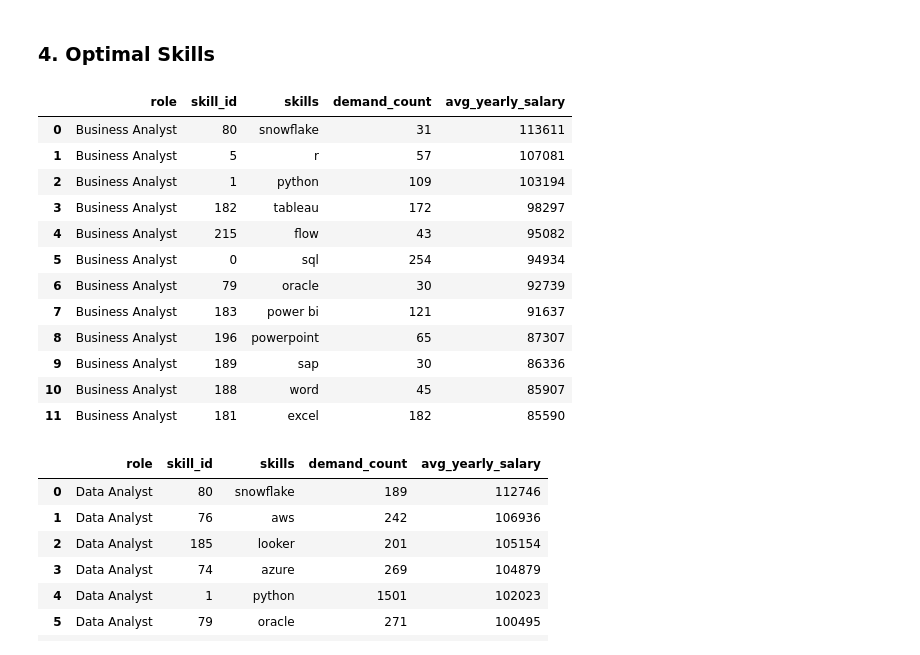
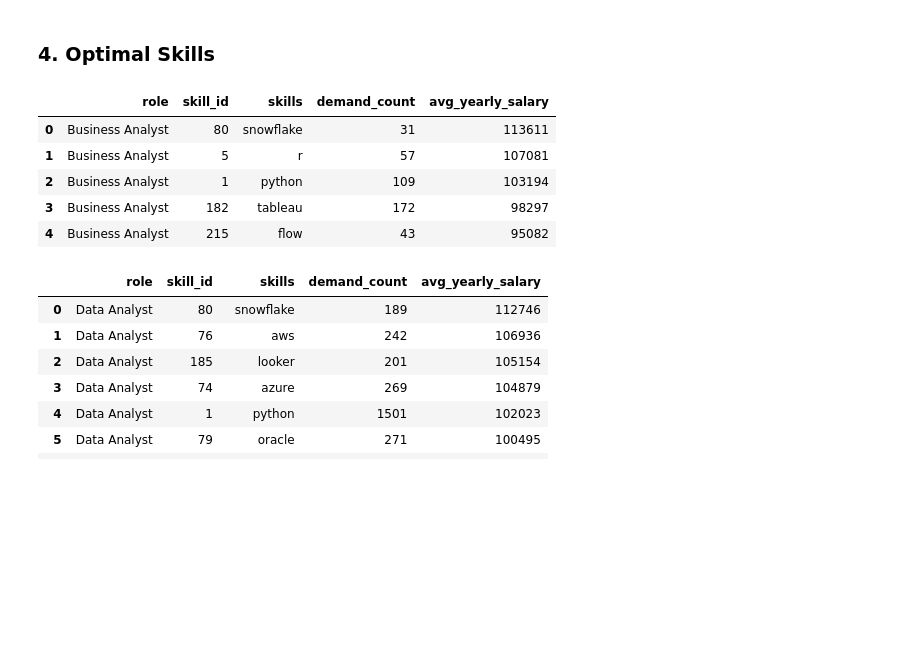
Before and after one commit to lionelsaxer/Jobs_Data_Analysis_Project, a Jupyter notebook: results.ipynb, the cells around one changed output. Cells and saved outputs as stored; diff of their text form; code cells hidden in the pictures; blank space fills up the shorter version.

```diff
--- a/results.ipynb
+++ b/results.ipynb
@@ -104,20 +104,13 @@ def display_optimal_skills(role, df=df_optimal_skills):
     return df
 # %%
 # Optimal skills for Business Analysts
-display_optimal_skills('Business Analyst')
+display_optimal_skills('Business Analyst').head()
 # %% [output]
 |  | role | skill_id | skills | demand_count | avg_yearly_salary |
 | 0 | Business Analyst | 80 | snowflake | 31 | 113611 |
 | 1 | Business Analyst | 5 | r | 57 | 107081 |
 | 2 | Business Analyst | 1 | python | 109 | 103194 |
 | 3 | Business Analyst | 182 | tableau | 172 | 98297 |
 | 4 | Business Analyst | 215 | flow | 43 | 95082 |
-| 5 | Business Analyst | 0 | sql | 254 | 94934 |
-| 6 | Business Analyst | 79 | oracle | 30 | 92739 |
-| 7 | Business Analyst | 183 | power bi | 121 | 91637 |
-| 8 | Business Analyst | 196 | powerpoint | 65 | 87307 |
-| 9 | Business Analyst | 189 | sap | 30 | 86336 |
-| 10 | Business Analyst | 188 | word | 45 | 85907 |
-| 11 | Business Analyst | 181 | excel | 182 | 85590 |
 # %%
 # Optimal Skills for Data Analysts
```
Also changed, not shown: parts of 2 cells of this notebook, 1 other file.
